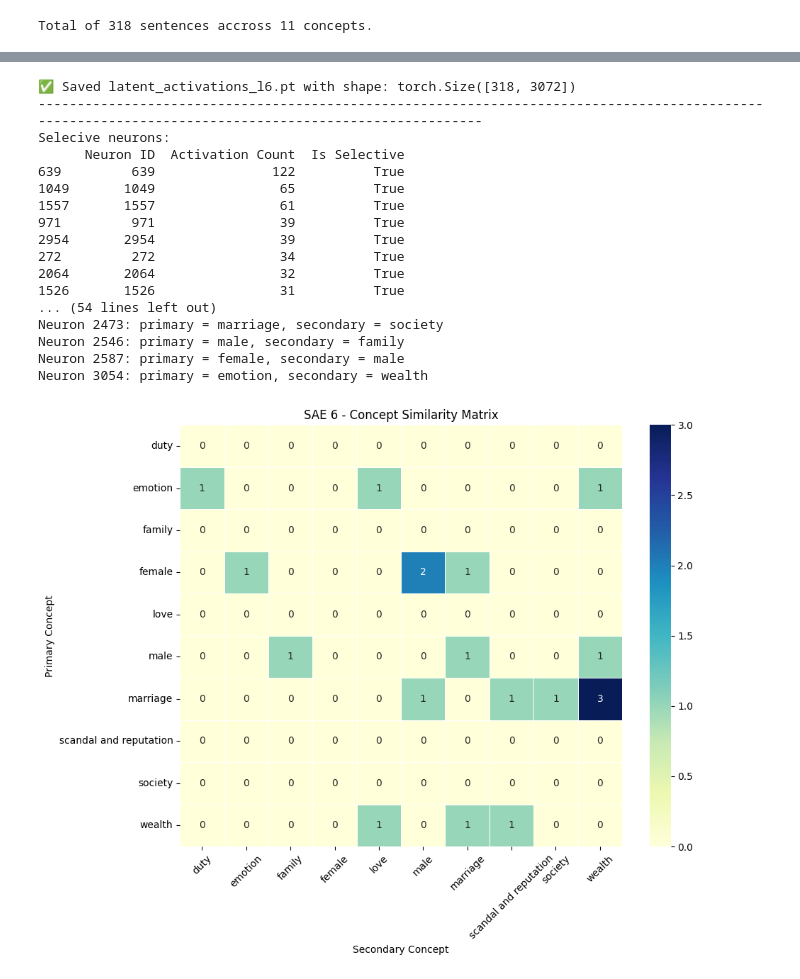
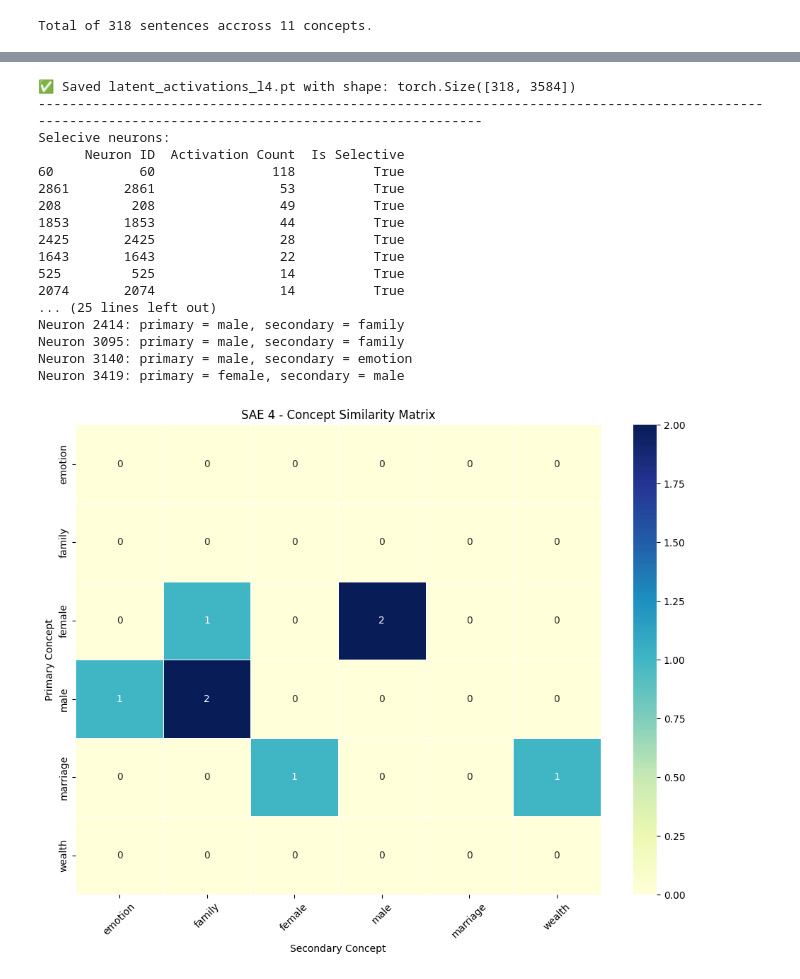
Before and after one commit to iug-htw/GPTAndPrejudice, a Jupyter notebook: SAE_probing.ipynb, the cells around one changed output, grey strips where cells are left out. Saved outputs shown, nothing was run; the diff lists cells and outputs as text; code cells hidden in the pictures.

```diff
--- a/SAE_probing.ipynb
+++ b/SAE_probing.ipynb
@@ -25,6 +15,6 @@ GPT_CONFIG_124M = {
 # %%
-model = GPTModel(GPT_CONFIG_124M)
-checkpoint = torch.load("model_768_12_12_old_tok.pth", weights_only=True, map_location=torch.device('cpu'))
+model = GPTModel(DEFAULT_CFG)
+checkpoint = torch.load("model_896_14_8_256.pth", weights_only=True, map_location=torch.device('cpu'))
 
 model.load_state_dict(checkpoint["model_state_dict"])
 model.to(device)
@@ -316,37 +454,37 @@ def get_strongest_associations(layer_idx):
 # %%
-latent_activations_6 = exract_latent_activations(sae_6, layer=6)
+latent_activations_4 = exract_latent_activations(sae_4, layer=4)
 
 print(50*'---')
 print('Selecive neurons:')
-selective_neurons_6 = get_selective_neurons(latent_activations_6, layer=6)
+selective_neurons_4 = get_selective_neurons(latent_activations_4, layer=4)
 print(50*'---')
 
-neuron_top_sentences_6 = get_topk_activ_sentences(latent_activations_6, selective_neurons_6, top_k=10, layer=6)
-neuron_theme_mapping_6 = get_neuron_theme_analysis(concept_to_texts, neuron_top_sentences_6, layer=6)
+neuron_top_sentences_4 = get_topk_activ_sentences(latent_activations_4, selective_neurons_4, top_k=10, layer=4)
+neuron_theme_mapping_4 = get_neuron_theme_analysis(concept_to_texts, neuron_top_sentences_4, layer=4)
 
 print(50*'---')
 print('Dual themed neurons:')
-get_dual_themed_neurons(neuron_theme_mapping_6)
+get_dual_themed_neurons(neuron_theme_mapping_4)
 # %% [output]
-✅ Saved latent_activations_l6.pt with shape: torch.Size([318, 3072])
+✅ Saved latent_activations_l4.pt with shape: torch.Size([318, 3584])
 ------------------------------------------------------------------------------------------------------------------------------------------------------
 Selecive neurons:
       Neuron ID  Activation Count  Is Selective
-639         639               122          True
-1049       1049                65          True
-1557       1557                61          True
-971         971                39          True
-2954       2954                39          True
-272         272                34          True
-2064       2064                32          True
-1526       1526                31          True
-... (54 lines left out)
-Neuron 2473: primary = marriage, secondary = society
-Neuron 2546: primary = male, secondary = family
-Neuron 2587: primary = female, secondary = male
-Neuron 3054: primary = emotion, secondary = wealth
+60           60               118          True
+2861       2861                53          True
+208         208                49          True
+1853       1853                44          True
+2425       2425                28          True
+1643       1643                22          True
+525         525                14          True
+2074       2074                14          True
+... (25 lines left out)
+Neuron 2414: primary = male, secondary = family
+Neuron 3095: primary = male, secondary = family
+Neuron 3140: primary = male, secondary = emotion
+Neuron 3419: primary = female, secondary = male
 # %%
-plot_concept_similarity_matrix(neuron_theme_mapping_6, title="SAE 6 - Concept Similarity Matrix")
+plot_concept_similarity_matrix(neuron_theme_mapping_4, title="SAE 4 - Concept Similarity Matrix")
 # %% [output]
-[figure, old version]
+[figure, new version]
 # %%
```
Also changed, not shown: parts of 15 cells of this notebook, 53 other files.
